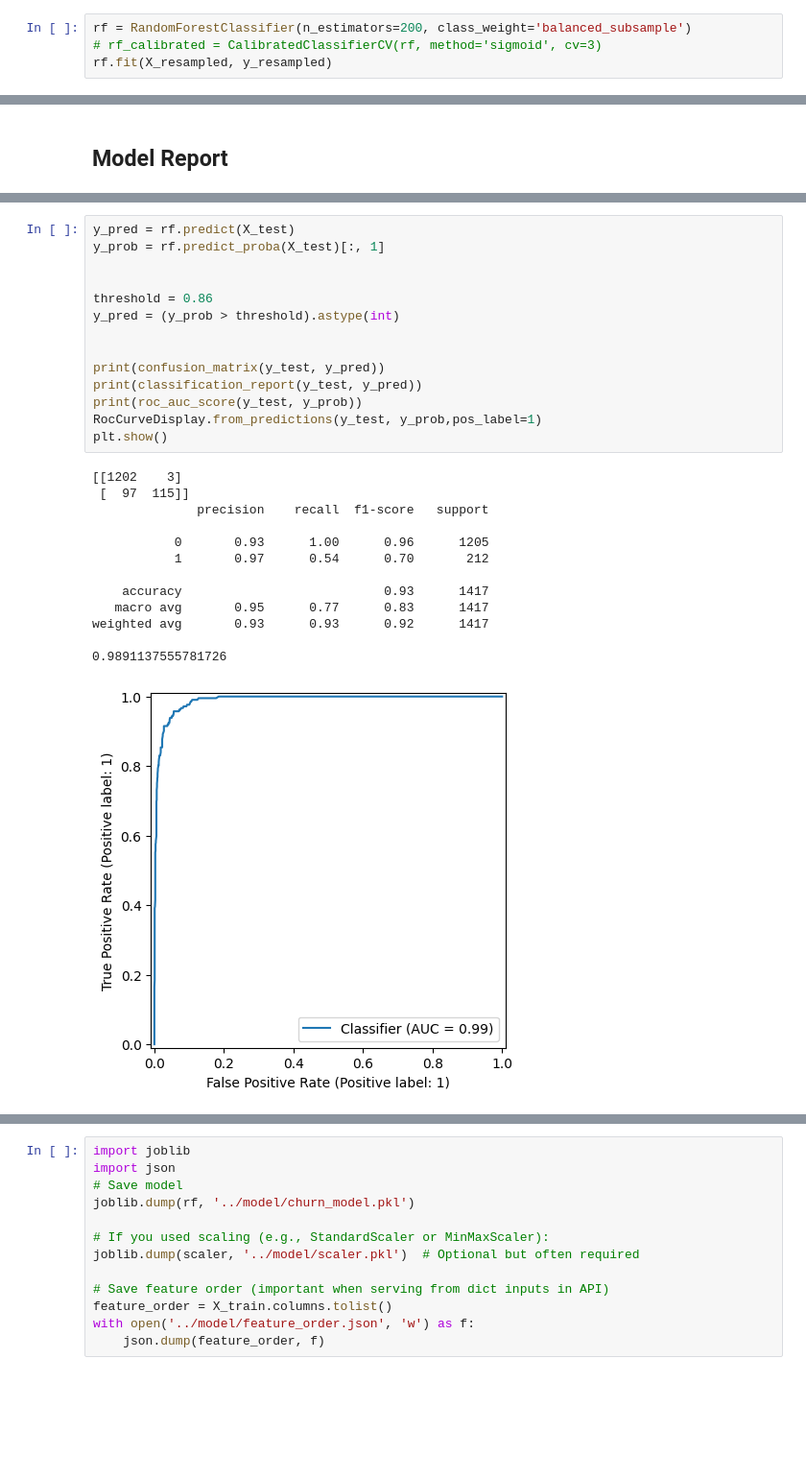
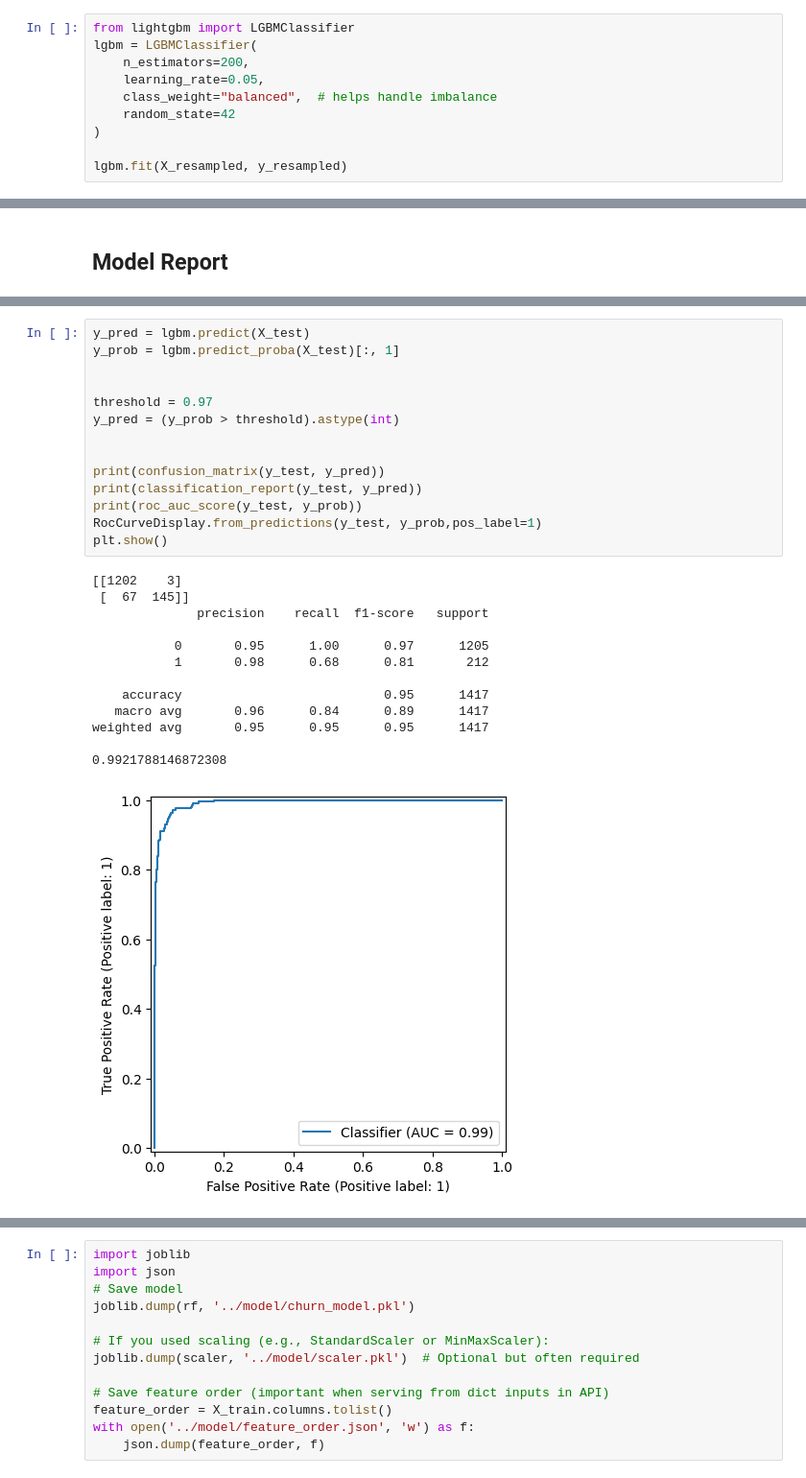
Before and after one commit to Amogh9341/Credit_Card_Churn, a Jupyter notebook: notebooks/Modelling.ipynb, the cells around one changed output, grey strips where cells are left out. Shown at 96% size. Cells and saved outputs as stored; diff of their text form; blank space fills up the shorter version.

```diff
--- a/notebooks/Modelling.ipynb
+++ b/notebooks/Modelling.ipynb
@@ -198,7 +198,13 @@ Name: count, dtype: int64
 # %% [markdown]
 ## Model Trainning
 # %%
-rf = RandomForestClassifier(n_estimators=200, class_weight='balanced_subsample')
-# rf_calibrated = CalibratedClassifierCV(rf, method='sigmoid', cv=3)
-rf.fit(X_resampled, y_resampled)
+from lightgbm import LGBMClassifier
+lgbm = LGBMClassifier(
+    n_estimators=200,
+    learning_rate=0.05,
+    class_weight="balanced",  # helps handle imbalance
+    random_state=42
+)
+
+lgbm.fit(X_resampled, y_resampled)
 # %% [output]
@@ -253,30 +266,30 @@ plt.show()
 # %%
-y_pred = rf.predict(X_test)
-y_prob = rf.predict_proba(X_test)[:, 1]
+y_pred = lgbm.predict(X_test)
+y_prob = lgbm.predict_proba(X_test)[:, 1]
 
 
-threshold = 0.86
+threshold = 0.97
 y_pred = (y_prob > threshold).astype(int)
 
 
 print(confusion_matrix(y_test, y_pred))
 print(classification_report(y_test, y_pred))
 print(roc_auc_score(y_test, y_prob))
 RocCurveDisplay.from_predictions(y_test, y_prob,pos_label=1)
 plt.show()
 # %% [output]
 [[1202    3]
- [  97  115]]
+ [  67  145]]
               precision    recall  f1-score   support
 
-           0       0.93      1.00      0.96      1205
-           1       0.97      0.54      0.70       212
+           0       0.95      1.00      0.97      1205
+           1       0.98      0.68      0.81       212
 
-    accuracy                           0.93      1417
-   macro avg       0.95      0.77      0.83      1417
-weighted avg       0.93      0.93      0.92      1417
+    accuracy                           0.95      1417
+   macro avg       0.96      0.84      0.89      1417
+weighted avg       0.95      0.95      0.95      1417
 
-0.9891137555781726
+0.9921788146872308
-[figure, old version]
+[figure, new version]
 # %%
 # For TreeExplainer to work correctly with Random Forest
```
Also changed, not shown: parts of 5 cells of this notebook, 1 other file.
